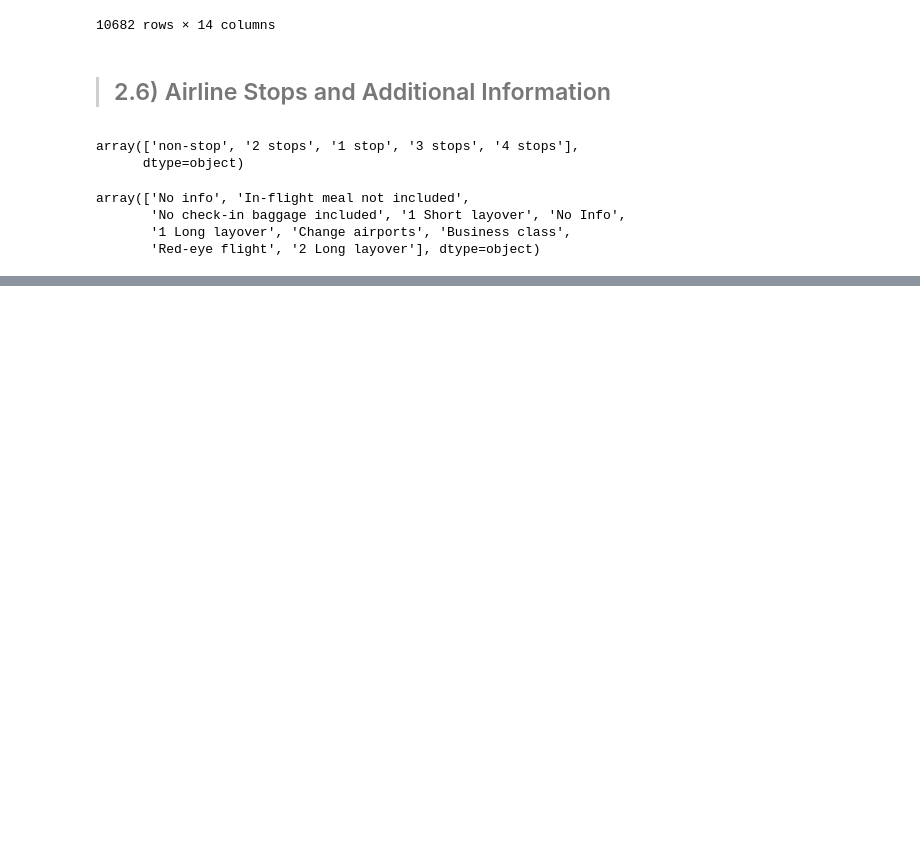
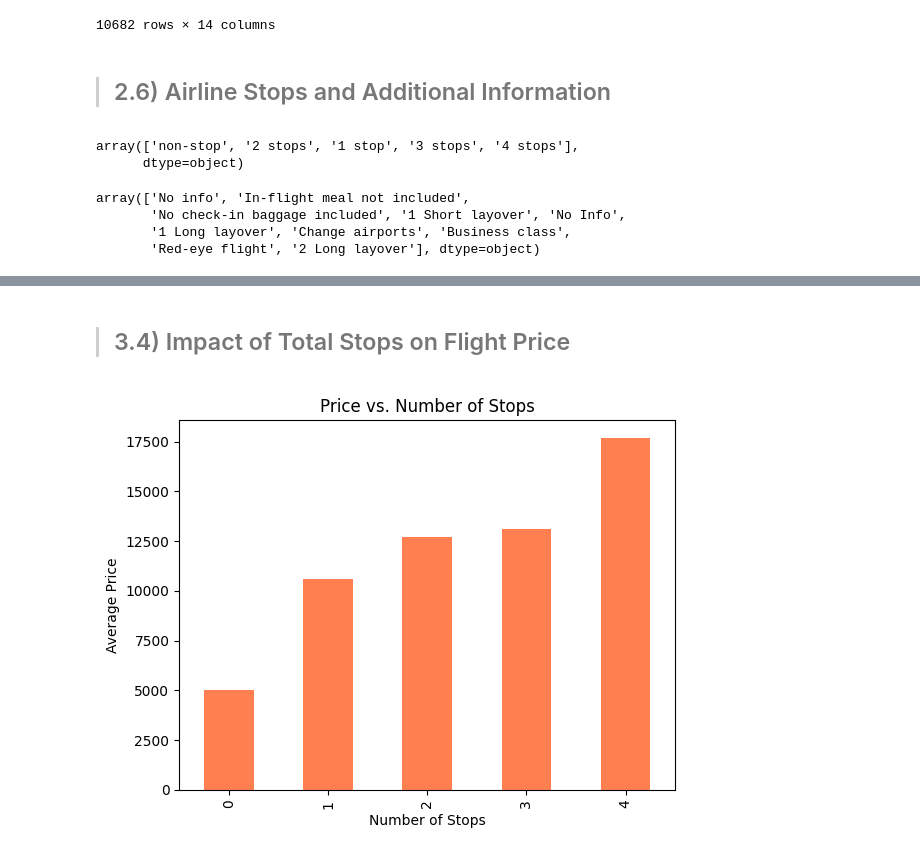
Before and after one commit to jasmeet-singh-1801/Python_Project_DA, a Jupyter notebook: Flight_Project/Flight_DA.ipynb, the cells around one changed output, grey strips where cells are left out. Cells and saved outputs as stored; diff of their text form; code cells hidden in the pictures; blank space fills up the shorter version.

```diff
--- a/Flight_Project/Flight_DA.ipynb
+++ b/Flight_Project/Flight_DA.ipynb
@@ -405,0 +455,14 @@ array(['No info', 'In-flight meal not included',
+# %% [markdown]
+> ## 3.4) Impact of Total Stops on Flight Price
+# %%
+stop_map = {'non-stop': 0, '1 stop': 1, '2 stops': 2, '3 stops': 3, '4 stops': 4}
+df['Total_Stops_Numeric'] = df['Total_Stops'].map(stop_map)
+stops_price = df.groupby('Total_Stops_Numeric')['Price'].mean()
+stops_price.plot(kind='bar', color='coral')
+plt.title('Price vs. Number of Stops')
+plt.xlabel('Number of Stops')
+plt.ylabel('Average Price')
+plt.savefig('Price_by_Stops')
+plt.show()
+# %% [output]
+[figure, added]
```
Also changed, not shown: parts of 42 cells of this notebook, 11 other files.
